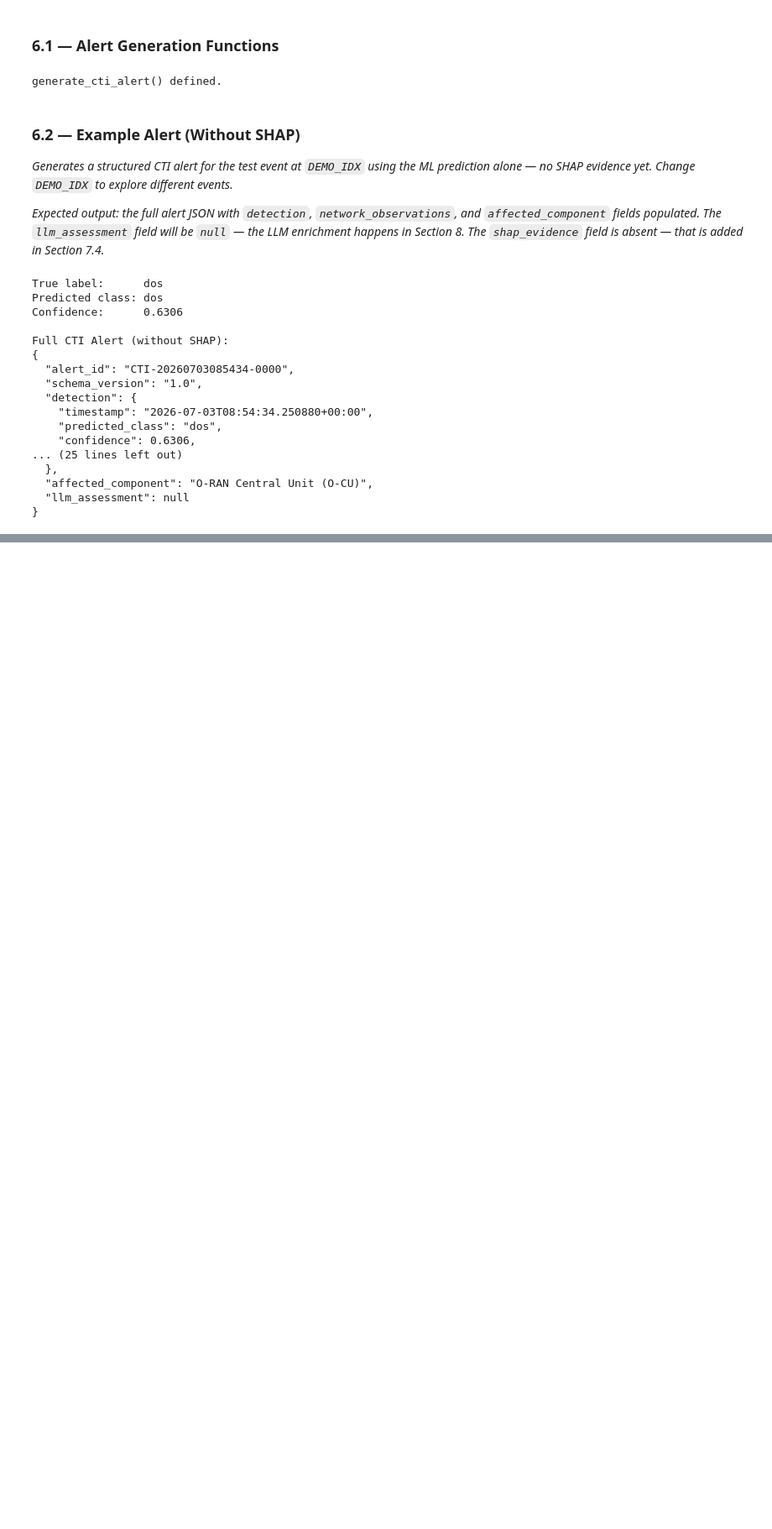
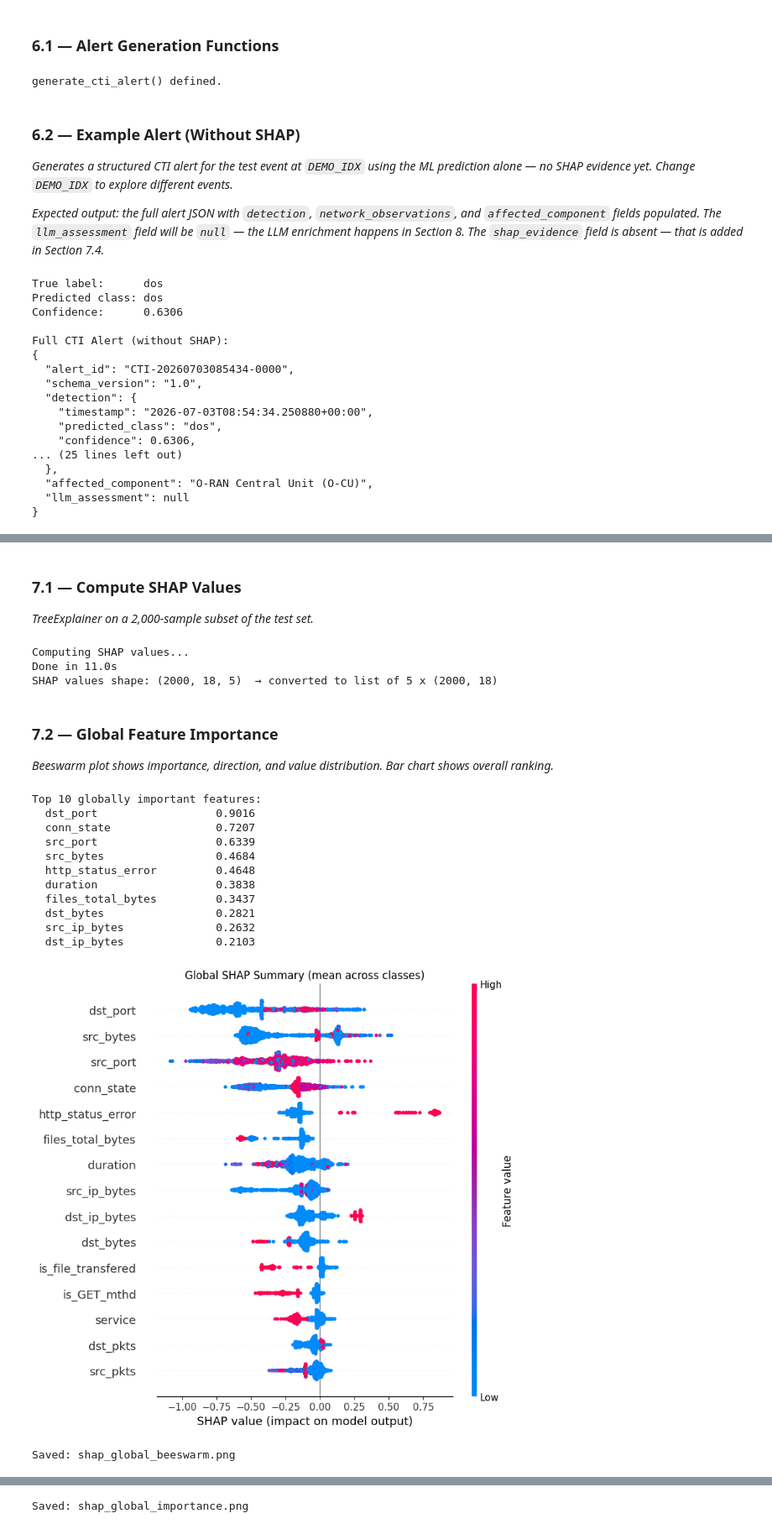
Before and after one commit to chira99/5g-oran-cti-code-exercise, a Jupyter notebook: notebooks/5g_oran_cti_pipeline.ipynb, the cells around one changed output, grey strips where cells are left out. Shown at 84% size. Drawn from its saved outputs; the diff is of its cells as text; code cells hidden in the pictures; blank space fills up the shorter version.

Commit message:
SHAP TreeExplainer — global and per-class feature importance

```diff
--- a/notebooks/5g_oran_cti_pipeline.ipynb
+++ b/notebooks/5g_oran_cti_pipeline.ipynb
@@ -854,0 +865,79 @@ Full CTI Alert (without SHAP):
+# %% [markdown]
+### 7.1 — Compute SHAP Values
+*TreeExplainer on a 2,000-sample subset of the test set.*
+# %%
+# Using 2000 samples for the global plot from the test set for speed
+SHAP_SAMPLE_SIZE = 2000
+shap_sample_idx = np.random.choice(len(X_test), size=SHAP_SAMPLE_SIZE, replace=False)
+X_shap = X_test.iloc[shap_sample_idx]
+
+print('Computing SHAP values...')
+start = time.time()
+explainer = shap.TreeExplainer(model)
+shap_raw = explainer.shap_values(X_shap)
+elapsed = time.time() - start
+print(f'Done in {elapsed:.1f}s')
+
+# Normalise to 2D list format: one (samples, features) array per class
+# Case 1 — TreeExplainer returns 3D NumPy array (samples, features, classes)
+if isinstance(shap_raw, np.ndarray) and shap_raw.ndim == 3:
+    shap_values = [shap_raw[:, :, i] for i in range(NUM_CLASSES)]
+    print(f'SHAP values shape: {shap_raw.shape}  → converted to list of {NUM_CLASSES} x {shap_raw.shape[:2]}')
+# Case 2 — TreeExplainer returns a list
+else:
+    shap_values = shap_raw
+    print(f'SHAP values: list of {len(shap_values)} classes, each {np.array(shap_values[0]).shape}')
+# %% [output]
+Computing SHAP values...
+Done in 11.0s
+SHAP values shape: (2000, 18, 5)  → converted to list of 5 x (2000, 18)
+# %% [markdown]
+### 7.2 — Global Feature Importance
+*Beeswarm plot shows importance, direction, and value distribution. Bar chart shows overall ranking.*
+# %%
+mean_shap = np.mean([np.abs(sv) for sv in shap_values], axis=0)   # (samples, features)
+global_importance = pd.Series(mean_shap.mean(axis=0), index=X_test.columns).sort_values(ascending=False)
+
+print('Top 10 globally important features:')
+for feat, val in global_importance.head(10).items():
+    print(f'  {feat:<25} {val:.4f}')
+
+# --- Beeswarm plot ---
+# Shows feature importance + direction of effect + value distribution
+# Use mean SHAP across classes (shape: samples × features) for the global view
+mean_shap_for_plot = np.mean(shap_values, axis=0)   # average contribution across classes
+shap.summary_plot(
+    mean_shap_for_plot, X_shap,
+    feature_names=X_test.columns.tolist(),
+    max_display=15, show=False
+)
+plt.title('Global SHAP Summary (mean across classes)')
+plt.tight_layout()
+plt.savefig('/content/drive/MyDrive/CTI/shap_global_beeswarm.png', dpi=150, bbox_inches='tight')
+plt.show()
+print('Saved: shap_global_beeswarm.png')
+
+# --- Bar chart (mean |SHAP|) ---
+fig, ax = plt.subplots(figsize=(10, 7))
+global_importance.plot(kind='barh', ax=ax, color='steelblue')
+ax.set_title('Global Feature Importance (Mean |SHAP| across all classes)')
+ax.set_xlabel('Mean |SHAP Value|')
+ax.invert_yaxis()
+plt.tight_layout()
+plt.savefig('/content/drive/MyDrive/CTI/shap_global_importance.png', dpi=150, bbox_inches='tight')
+plt.show()
+print('Saved: shap_global_importance.png')
+# %% [output]
+Top 10 globally important features:
+  dst_port                  0.9016
+  conn_state                0.7207
+  src_port                  0.6339
+  src_bytes                 0.4684
+  http_status_error         0.4648
+  duration                  0.3838
+  files_total_bytes         0.3437
+  dst_bytes                 0.2821
+  src_ip_bytes              0.2632
+  dst_ip_bytes              0.2103
+[figure, added]
+Saved: shap_global_beeswarm.png
@@ -854,0 +945 @@ Full CTI Alert (without SHAP):
+Saved: shap_global_importance.png
```
Also changed, not shown: parts of 6 cells of this notebook.
